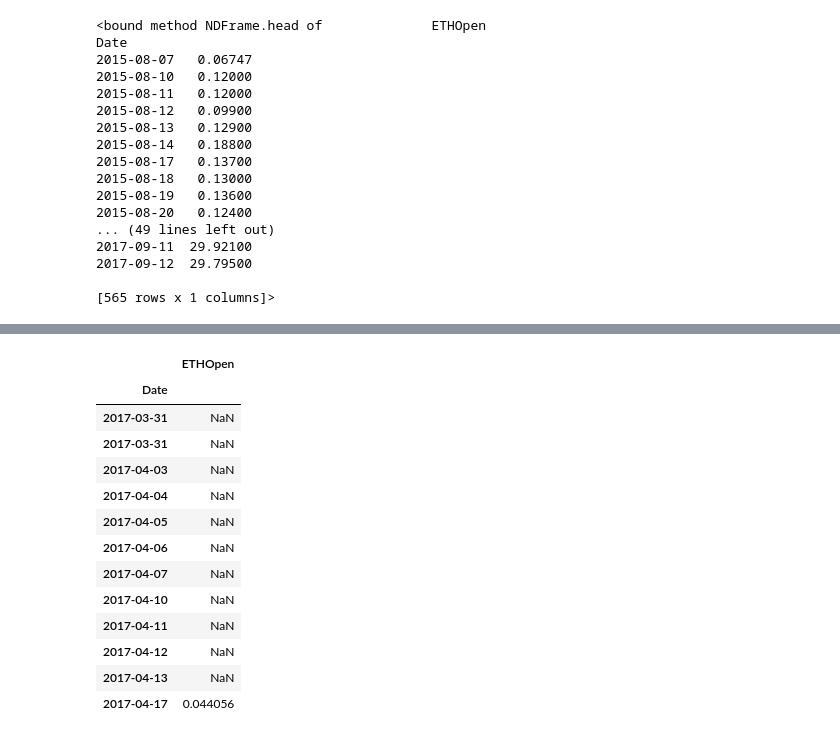
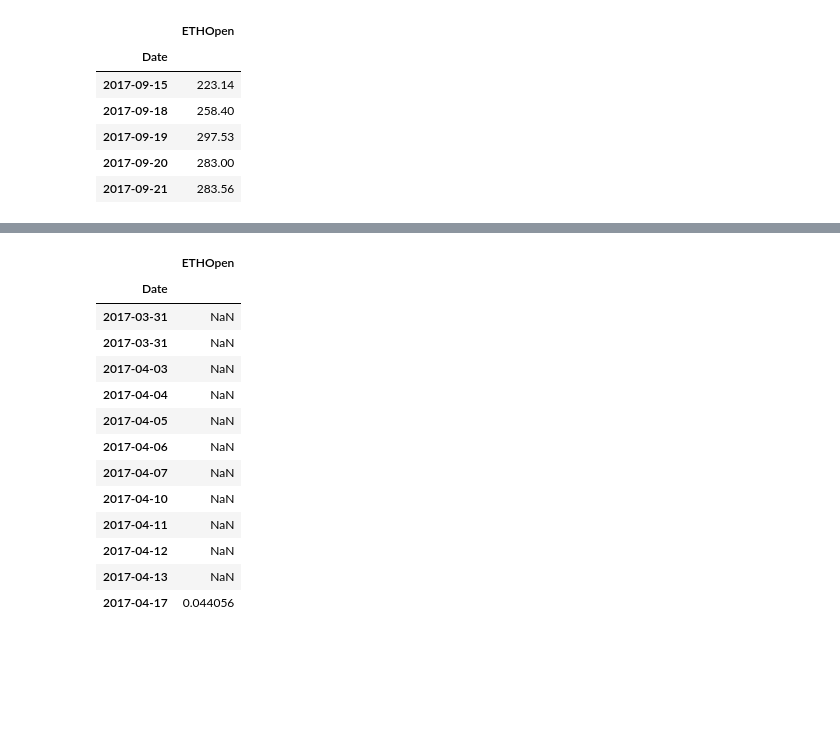
Before and after one commit to DSNeville/Practicum, a Jupyter notebook: ETH+Timeseries.ipynb, the cells around one changed output, grey strips where cells are left out. Drawn from its saved outputs; the diff is of its cells as text; code cells hidden in the pictures; blank space fills up the shorter version.

```diff
--- a/ETH+Timeseries.ipynb
+++ b/ETH+Timeseries.ipynb
@@ -48,26 +48,16 @@ dtype: object
 # %%
 df = pd.DataFrame(data[['Date','ETHOpen']])
 df['Date'] = pd.to_datetime(df['Date'],format='%Y-%m-%d')
 df = df.set_index('Date')
-df.head
+df.tail()
 # %% [output]
-<bound method NDFrame.head of              ETHOpen
-Date
-2015-08-07   0.06747
-2015-08-10   0.12000
-2015-08-11   0.12000
-2015-08-12   0.09900
-2015-08-13   0.12900
-2015-08-14   0.18800
-2015-08-17   0.13700
-2015-08-18   0.13000
-2015-08-19   0.13600
-2015-08-20   0.12400
-... (49 lines left out)
-2017-09-11  29.92100
-2017-09-12  29.79500
-
-[565 rows x 1 columns]>
+|  | ETHOpen |
+| Date |  |
+| 2017-09-15 | 223.14 |
+| 2017-09-18 | 258.40 |
+| 2017-09-19 | 297.53 |
+| 2017-09-20 | 283.00 |
+| 2017-09-21 | 283.56 |
 # %%
 plt.plot(df)
 # %% [output]
```
Also changed, not shown: parts of 24 cells of this notebook, 5 other files.
